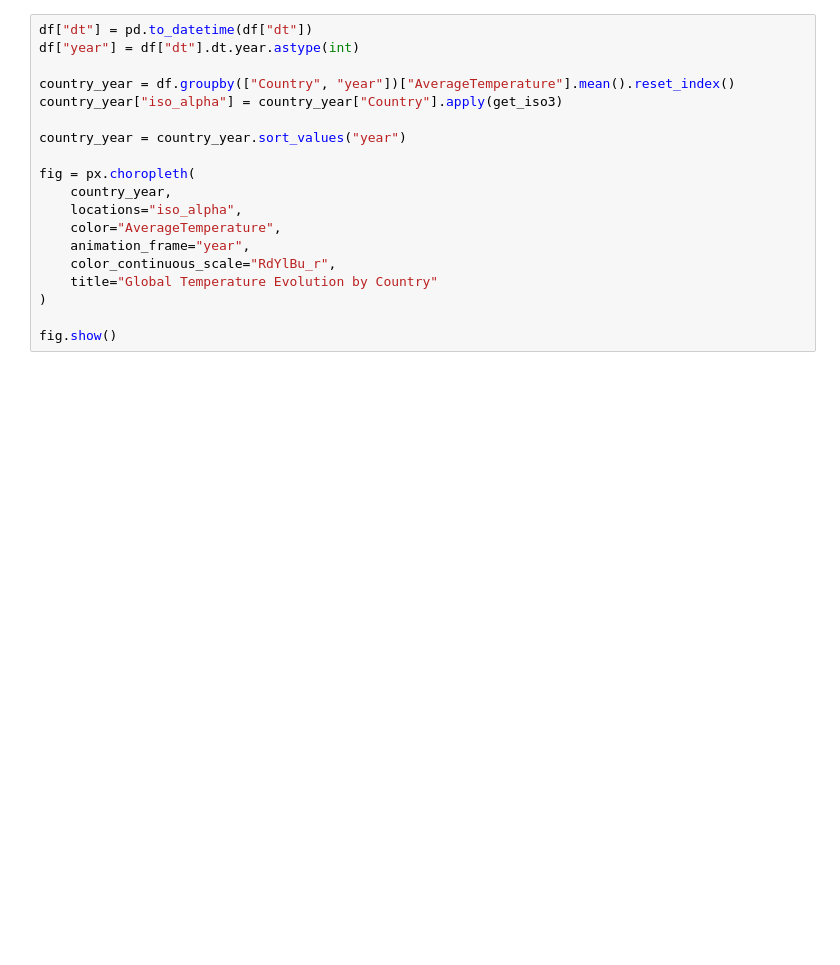
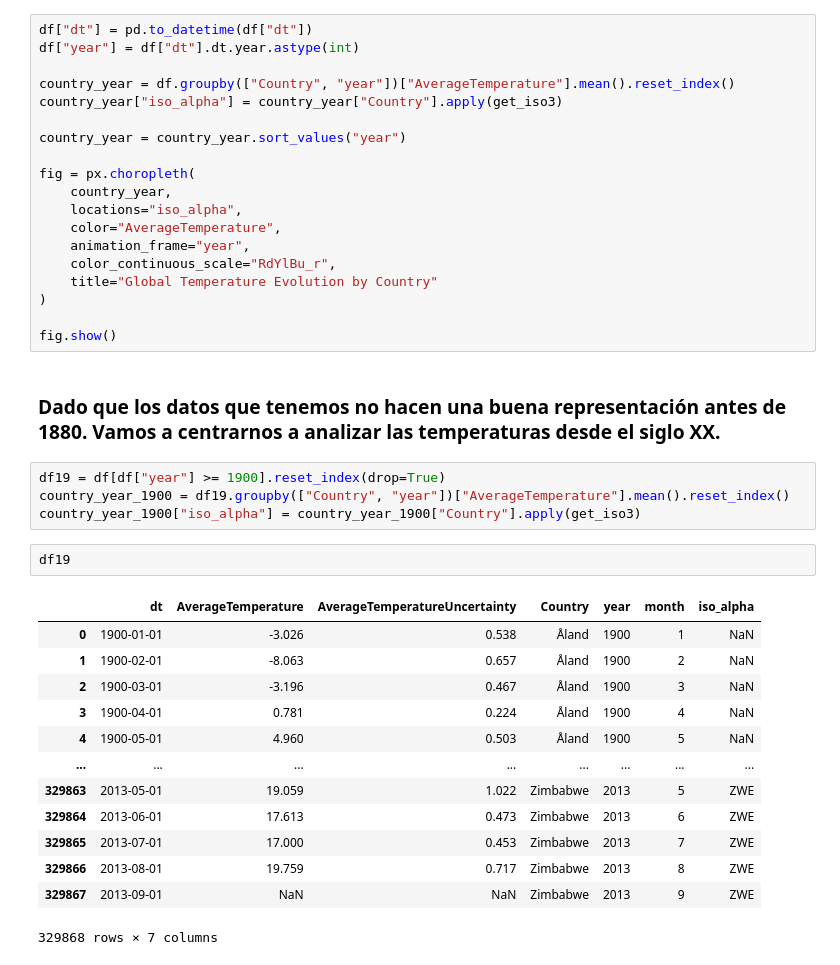
Before and after one commit to didimape/global_temperature_analysis, a Jupyter notebook: temperaturaGlobal.ipynb, the cells around one changed output. Cells and saved outputs as stored; diff of their text form; blank space fills up the shorter version.

```diff
--- a/temperaturaGlobal.ipynb
+++ b/temperaturaGlobal.ipynb
@@ -643,3 +643,25 @@ fig = px.choropleth(
 )
 
 fig.show()
+# %% [markdown]
+### Dado que los datos que tenemos no hacen una buena representación antes de 1880. Vamos a centrarnos a analizar las temperaturas desde el siglo XX.
+# %%
+df19 = df[df["year"] >= 1900].reset_index(drop=True)
+country_year_1900 = df19.groupby(["Country", "year"])["AverageTemperature"].mean().reset_index()
+country_year_1900["iso_alpha"] = country_year_1900["Country"].apply(get_iso3)
+# %%
+df19
+# %% [output]
+|  | dt | AverageTemperature | AverageTemperatureUncertainty | Country | year | month | iso_alpha |
+| 0 | 1900-01-01 | -3.026 | 0.538 | Åland | 1900 | 1 | NaN |
+| 1 | 1900-02-01 | -8.063 | 0.657 | Åland | 1900 | 2 | NaN |
+| 2 | 1900-03-01 | -3.196 | 0.467 | Åland | 1900 | 3 | NaN |
+| 3 | 1900-04-01 | 0.781 | 0.224 | Åland | 1900 | 4 | NaN |
+| 4 | 1900-05-01 | 4.960 | 0.503 | Åland | 1900 | 5 | NaN |
+| ... | ... | ... | ... | ... | ... | ... | ... |
+| 329863 | 2013-05-01 | 19.059 | 1.022 | Zimbabwe | 2013 | 5 | ZWE |
+| 329864 | 2013-06-01 | 17.613 | 0.473 | Zimbabwe | 2013 | 6 | ZWE |
+| 329865 | 2013-07-01 | 17.000 | 0.453 | Zimbabwe | 2013 | 7 | ZWE |
+| 329866 | 2013-08-01 | 19.759 | 0.717 | Zimbabwe | 2013 | 8 | ZWE |
+| 329867 | 2013-09-01 | NaN | NaN | Zimbabwe | 2013 | 9 | ZWE |
+329868 rows × 7 columns
```
Also changed, not shown: parts of 4 cells of this notebook, 1 other file.
